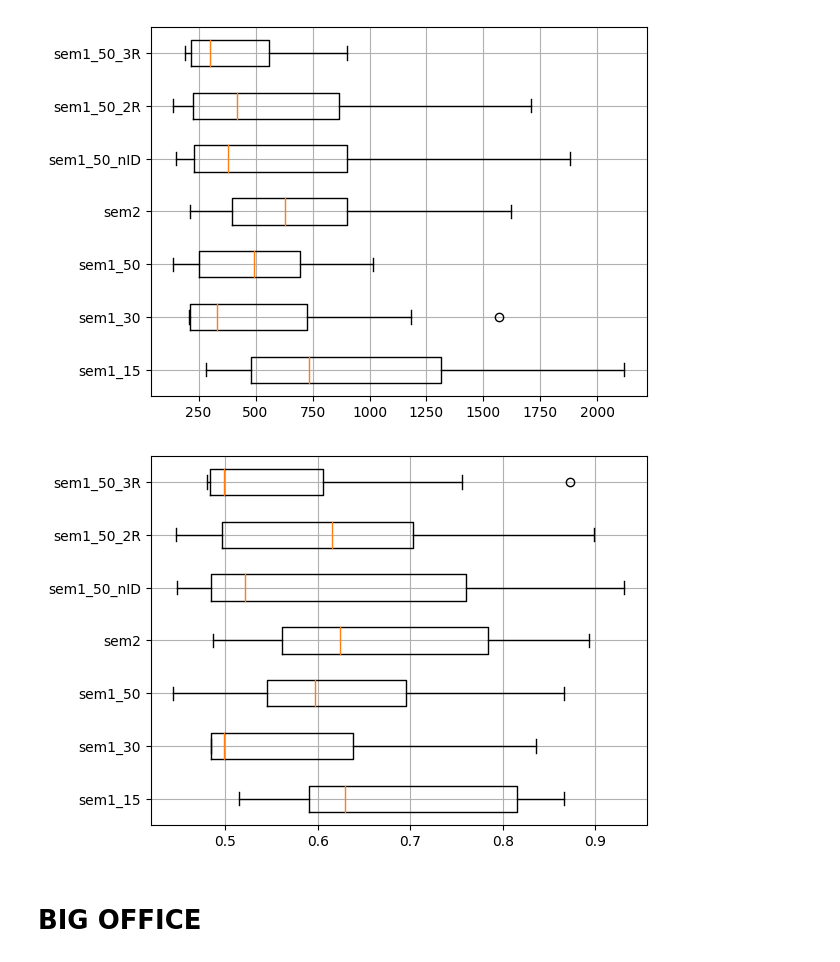
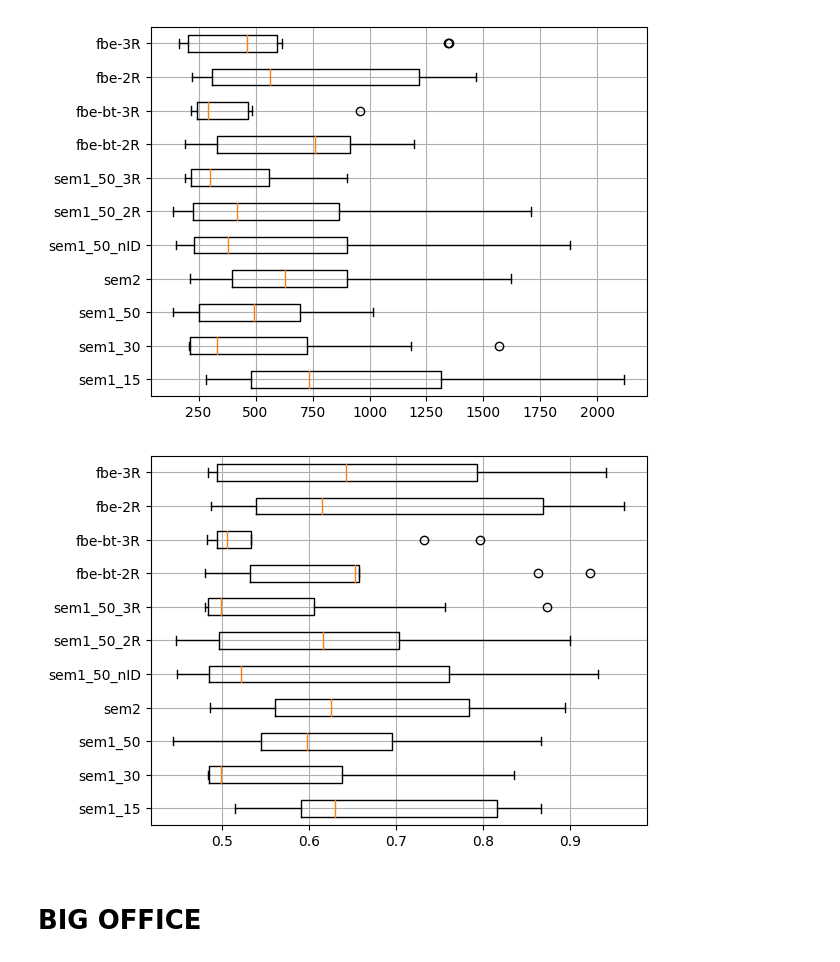
Before and after one commit to aislabunimi/multirobot_exploration_rendezvous, a Jupyter notebook: stats/RAS1_stats.ipynb, the cells around one changed output. Drawn from its saved outputs; the diff is of its cells as text; code cells hidden in the pictures.

```diff
--- a/stats/RAS1_stats.ipynb
+++ b/stats/RAS1_stats.ipynb
@@ -25,25 +15,28 @@ stats.plot_occ_grid(
 # %%
 TS_office2_3 = stats.TestSet(
     path,
     {
         'sem1_15'     : [10130,10131,10132,10133,10134,10135,10136,10137,10138,10139],
         'sem1_30'     : [10043,10044,10045,10046,10047,10048,10049,10050,10052,10055],
         'sem1_50'     : [10094,10095,10096,10097,10099,10100,10104,10105,10106,10116],
         'sem2'        : [10057,10058,10059,10060,10061,10062,10063,10064,10065,10067],
         'sem1_50_nID' : [10181,10180,10179,10178,10183,10184,10185,10186,10187,10188],
         'sem1_50_2R'  : [10205,10206,10207,10208,10209,10213,10214,10215,10216,10217],
         'sem1_50_3R'  : [10219,10220,10221,10222,10223,10224,10225,10228,10230,10231],
-        'fbe-bt-2R'   : [10264,10265]
+        'fbe-bt-2R'   : [10264,10265,10266,10267,10268,10269,10270,10271,10272,10273],
+        'fbe-bt-3R'   : [10309,10310,10311,10314,10315,10316,10317,10318,10319,10320],
+        'fbe-2R'      : [10340,10341,10342,10343,10344,10345,10346,10347,10348,10349],
+        'fbe-3R'      : [10385,10386,10387,10389,10390,10391,10392,10393,10394,10395]
     },
     'office_2'
 )
 TS_office2_3.get_boxplot_times()
 # %% [output]
-[figure, old version]
+[figure, new version]
 # %%
 TS_office2_3.get_boxplot_perc_areas()
 # %% [output]
-[figure, old version]
+[figure, new version]
 # %%
 #plt.subplots(dpi=350)
 #stats.SingleRun(path,10231,real_map="office_2").get_perc_area(check_map=True, check_pos=True)
```
Also changed, not shown: parts of 5 cells of this notebook, 9 other files.
